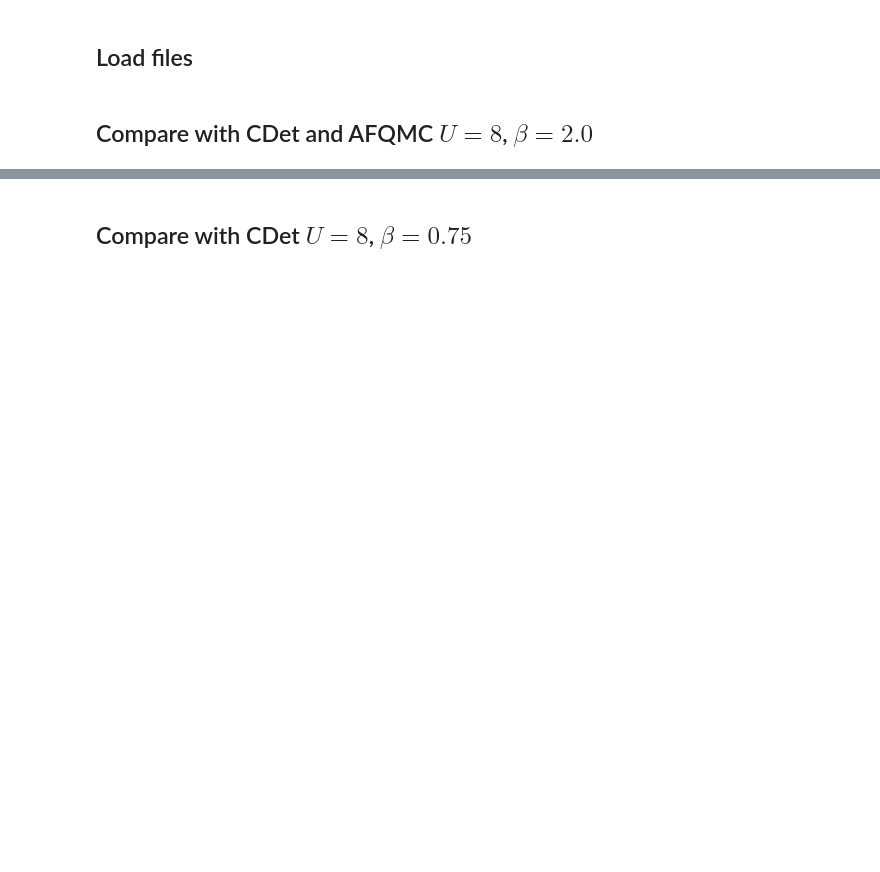
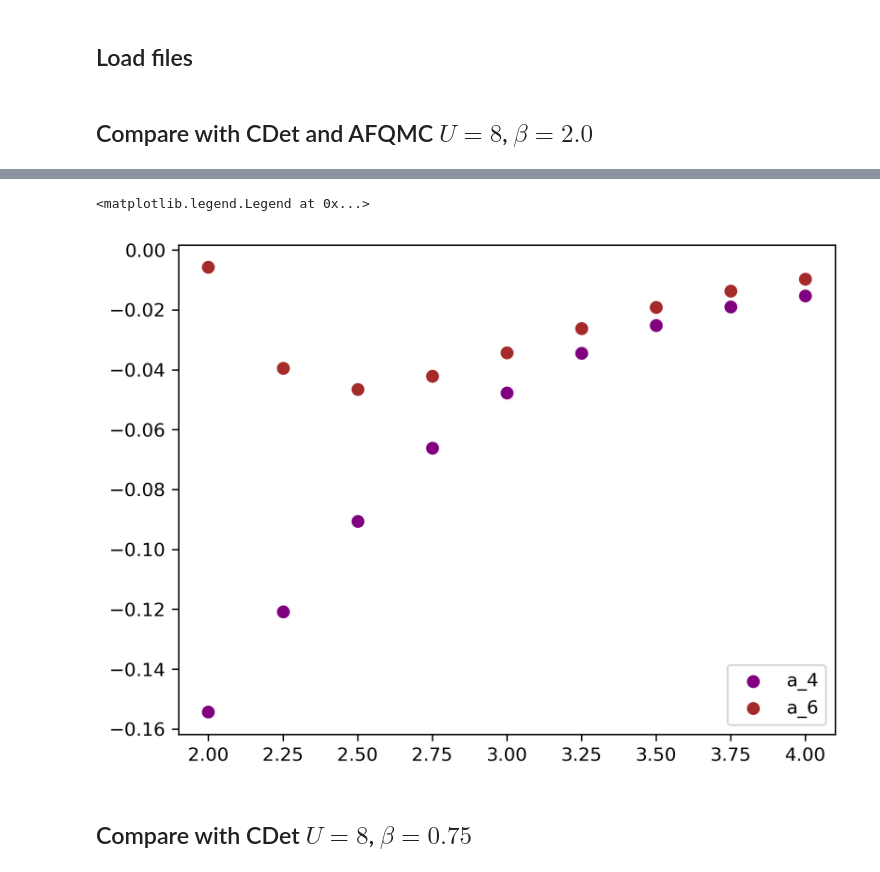
Before and after one commit to louishrm/strong_coupling_expansion, a Jupyter notebook: analytical/density_mu_beta.ipynb, the cells around one changed output, grey strips where cells are left out. Saved outputs shown, nothing was run; the diff lists cells and outputs as text; code cells hidden in the pictures; blank space fills up the shorter version.

```diff
--- a/analytical/density_mu_beta.ipynb
+++ b/analytical/density_mu_beta.ipynb
@@ -97,3 +139,10 @@ Text(0.5, 1.0, 'U=8.0, beta=2.0')
+# %%
+plt.scatter(mus, a_4, label='a_4', color='purple')
+plt.scatter(mus, a_6, label='a_6', color='brown')
+plt.legend()
+# %% [output]
+<matplotlib.legend.Legend at 0x...>
+[figure, added]
 # %% [markdown]
 ## Compare with CDet $U=8$, $\beta = 0.75$
 # %%
```
Also changed, not shown: parts of 15 cells of this notebook.
